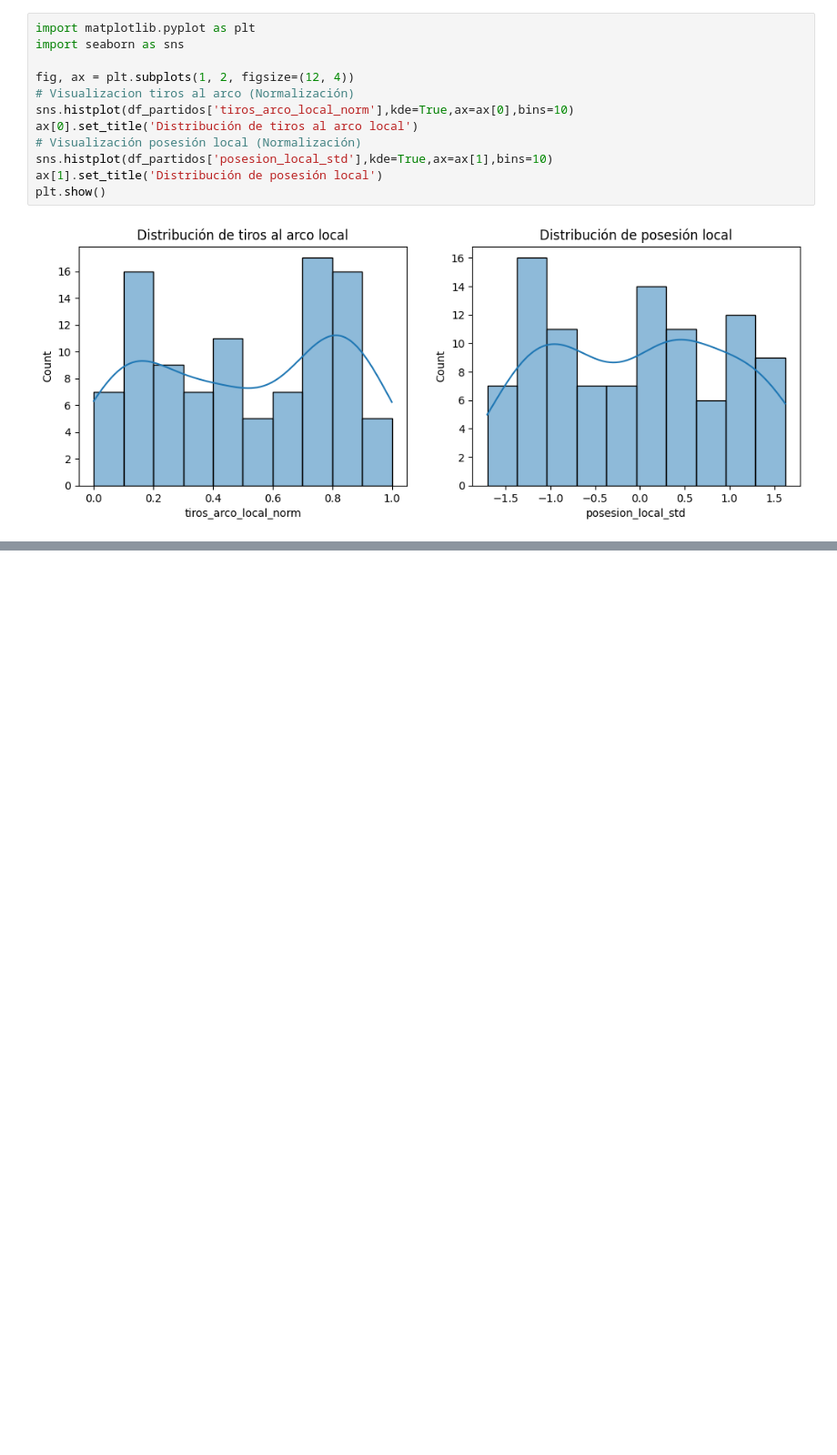
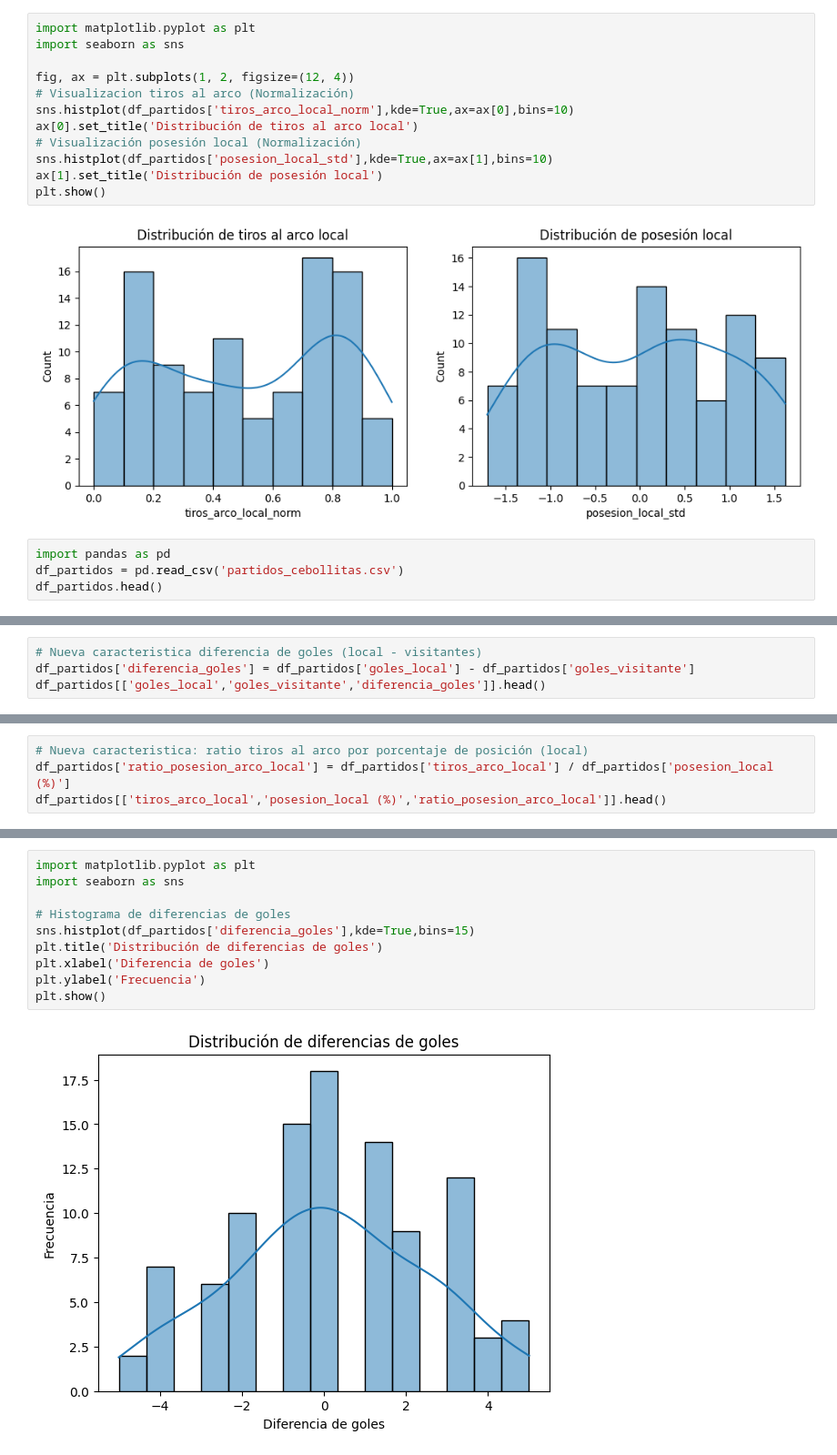
Before and after one commit to andresfelipebarragannino6-ai/Machine-Learning, a Jupyter notebook: Untitled13.ipynb, the cells around one changed output, grey strips where cells are left out. Shown at 91% size. Saved outputs shown, nothing was run; the diff lists cells and outputs as text; blank space fills up the shorter version.

```diff
--- a/Untitled13.ipynb
+++ b/Untitled13.ipynb
@@ -286,3 +286,7 @@ ax[1].set_title('Distribución de posesión local')
 plt.show()
 # %% [output]
 [figure]
+# %%
+import pandas as pd
+df_partidos = pd.read_csv('partidos_cebollitas.csv')
+df_partidos.head()
@@ -288,0 +300,4 @@ plt.show()
+# %%
+# Nueva caracteristica diferencia de goles (local - visitantes)
+df_partidos['diferencia_goles'] = df_partidos['goles_local'] - df_partidos['goles_visitante']
+df_partidos[['goles_local','goles_visitante','diferencia_goles']].head()
@@ -288,0 +311,4 @@ plt.show()
+# %%
+# Nueva caracteristica: ratio tiros al arco por porcentaje de posición (local)
+df_partidos['ratio_posesion_arco_local'] = df_partidos['tiros_arco_local'] / df_partidos['posesion_local (%)']
+df_partidos[['tiros_arco_local','posesion_local (%)','ratio_posesion_arco_local']].head()
@@ -288,0 +322,12 @@ plt.show()
+# %%
+import matplotlib.pyplot as plt
+import seaborn as sns
+
+# Histograma de diferencias de goles
+sns.histplot(df_partidos['diferencia_goles'],kde=True,bins=15)
+plt.title('Distribución de diferencias de goles')
+plt.xlabel('Diferencia de goles')
+plt.ylabel('Frecuencia')
+plt.show()
+# %% [output]
+[figure, added]
```
Also changed, not shown: parts of 18 cells of this notebook.
